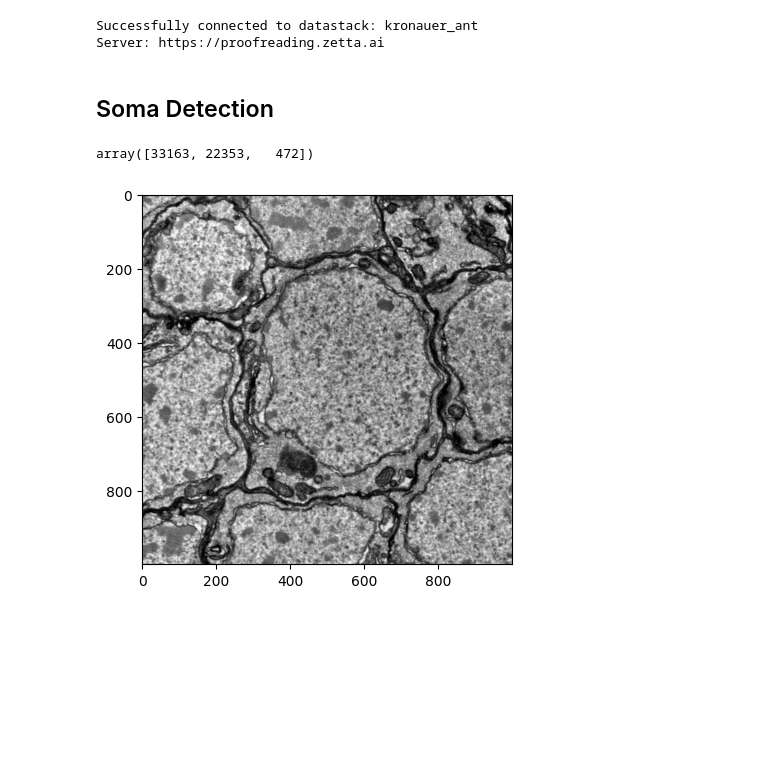
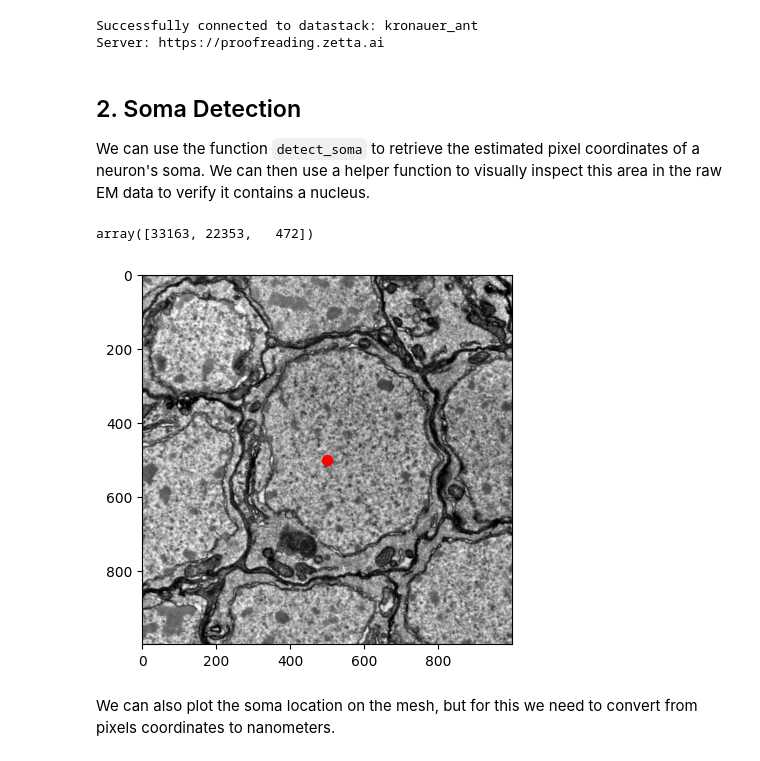
Before and after one commit to Social-Evolution-and-Behavior/crantpy, a Jupyter notebook: docs/deep_dive/advanced.ipynb, the cells around one changed output. Drawn from its saved outputs; the diff is of its cells as text; code cells hidden in the pictures; blank space fills up the shorter version.

```diff
--- a/docs/deep_dive/advanced.ipynb
+++ b/docs/deep_dive/advanced.ipynb
@@ -39,7 +39,9 @@ except Exception as e:
 Successfully connected to datastack: kronauer_ant
 Server: https://proofreading.zetta.ai
 # %% [markdown]
-## Soma Detection
+## 2. Soma Detection
+
+We can use the function `detect_soma` to retrieve the estimated pixel coordinates of a neuron's soma. We can then use a helper function to visually inspect this area in the raw EM data to verify it contains a nucleus.
 # %%
 neuron_id = 576460752664524086
 soma = cp.detect_soma(neuron_id)
@@ -58,5 +51,8 @@ def plot_em_image(x, y, z, size=500, mip=0):
-# %%
-plt.imshow(plot_em_image(soma[0], soma[1], soma[2], size=1000, mip=0), cmap='gray')
-plt.show()
-# %% [output]
-[figure, removed]
+# %%
+plt.imshow(cp.plot_em_image(soma[0], soma[1], soma[2], size=1000), cmap='gray')
+plt.scatter(500, 500, color='red', s=50)
+plt.show()
+# %% [output]
+[figure, added]
+# %% [markdown]
+We can also plot the soma location on the mesh, but for this we need to convert from pixels coordinates to nanometers.
```
Also changed, not shown: parts of 4 cells of this notebook, 25 other files.
